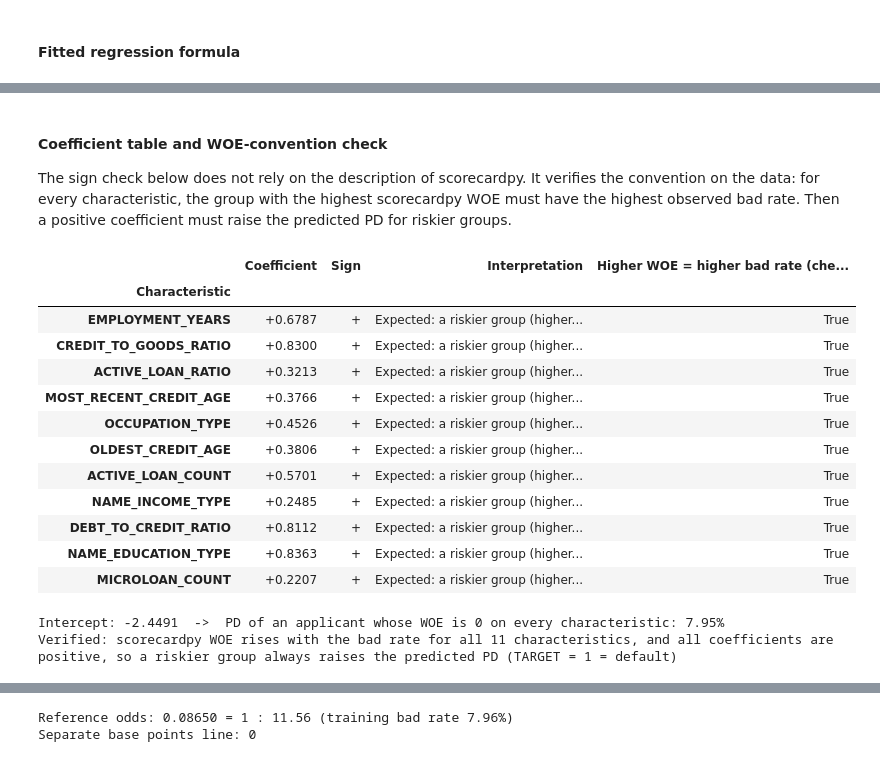
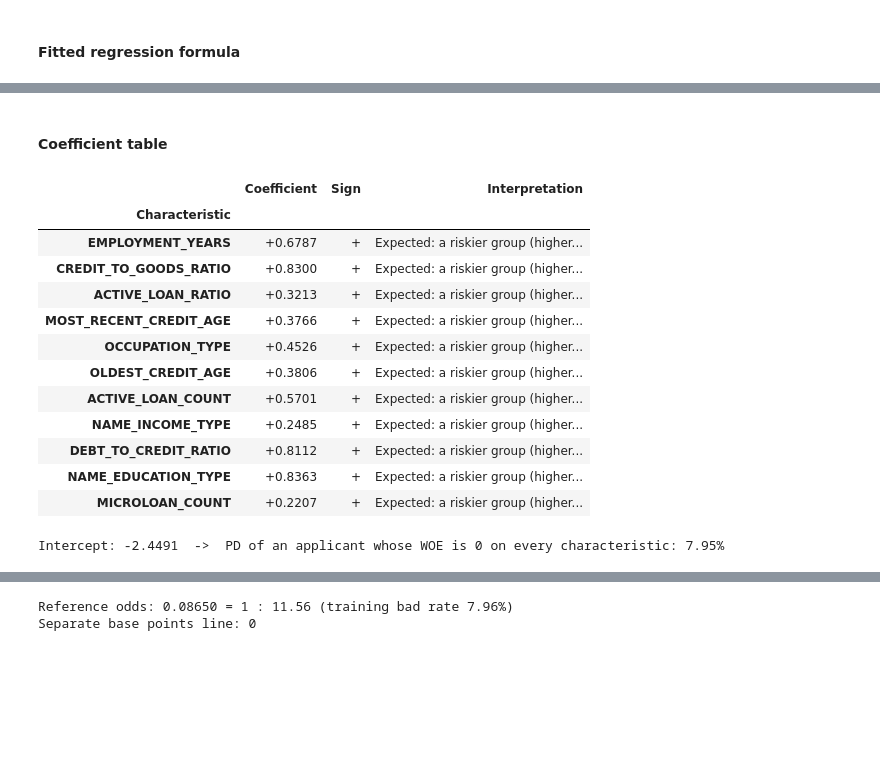
Before and after one commit to LeeLinWang/faproject, a Jupyter notebook: 06_scorecard creation.ipynb, the cells around one changed output, grey strips where cells are left out. Saved outputs shown, nothing was run; the diff lists cells and outputs as text; code cells hidden in the pictures; blank space fills up the shorter version.

Commit message:
update: nb descriptions and removed parts not part of the course content

```diff
--- a/06_scorecard creation.ipynb
+++ b/06_scorecard creation.ipynb
@@ -104,13 +71,0 @@ Unique SK_ID_CURR: 213,312
-# %%
-numeric_cols = final[X_COLS].select_dtypes('number').columns
-checks = {
-    'SK_ID_CURR exists and is unique': ID in final.columns and final[ID].is_unique,
-    'TARGET is binary (0/1)': set(final[TARGET].unique()) == {0, 1},
-    'All 12 final characteristics present': set(APPROVED) <= set(X_COLS),
-    'No unexpected columns': set(final.columns) == set([ID, TARGET] + APPROVED),
-    'No duplicate column names': final.columns.is_unique,
-    'No infinite numeric values': not np.isinf(final[numeric_cols].to_numpy(dtype=float)).any(),
-}
-display(pd.DataFrame({'Passed': checks}))
-assert all(checks.values())
-X_COLS = APPROVED          # fixed predictor order used throughout
@@ -487,17 +274,14 @@ configs = {'Standard': dict(max_iter=1000),
 cv_rows = []
 for name, params in configs.items():
     model = linear_model.LogisticRegression(**params)
-    scores = cross_validate(model, train_woe, y_train, cv=cv, scoring=['roc_auc', 'neg_log_loss', 'neg_brier_score'])
+    auc = cross_validate(model, train_woe, y_train, cv=cv, scoring='roc_auc')['test_score'].mean()
     pd_oof = cross_val_predict(model, train_woe, y_train, cv=cv, method='predict_proba')[:, 1]
-    cv_rows.append({'Configuration': name,
-                    'CV ROC AUC (mean)': scores['test_roc_auc'].mean(), 'CV ROC AUC (std)': scores['test_roc_auc'].std(),
-                    'CV log loss': -scores['test_neg_log_loss'].mean(), 'CV Brier score': -scores['test_neg_brier_score'].mean(),
+    cv_rows.append({'Configuration': name, 'CV ROC AUC': auc,
                     'Mean predicted PD': pd_oof.mean(), 'Actual bad rate': y_train.mean()})
 cv_results = pd.DataFrame(cv_rows).set_index('Configuration')
-display(cv_results.style.format({'CV ROC AUC (mean)': '{:.4f}', 'CV ROC AUC (std)': '{:.4f}', 'CV log loss': '{:.4f}',
-                                 'CV Brier score': '{:.4f}', 'Mean predicted PD': '{:.2%}', 'Actual bad rate': '{:.2%}'}))
+display(cv_results.style.format({'CV ROC AUC': '{:.4f}', 'Mean predicted PD': '{:.2%}', 'Actual bad rate': '{:.2%}'}))
 
-auc_gain = cv_results.loc["class_weight='balanced'", 'CV ROC AUC (mean)'] - cv_results.loc['Standard', 'CV ROC AUC (mean)']
+auc_gain = cv_results.loc["class_weight='balanced'", 'CV ROC AUC'] - cv_results.loc['Standard', 'CV ROC AUC']
 LR_CONFIG = "class_weight='balanced'" if auc_gain > 0.005 else 'Standard'
 print(f'AUC gain from class weighting: {auc_gain:+.4f}  ->  selected configuration: {LR_CONFIG}')
 # %% [output]
@@ -646,31 +425,22 @@ Logit(PD) = -2.4491
 
 PD = 1 / (1 + exp(-Logit(PD)))
 # %% [markdown]
-#### Coefficient table and WOE-convention check
-
-The sign check below does not rely on the description of scorecardpy. It verifies the convention on the data: for every characteristic, the group with the highest scorecardpy WOE must have the highest observed bad rate. Then a positive coefficient must raise the predicted PD for riskier groups.
+#### Coefficient table
 # %%
-coef_table = coefficient_table(lr, MODEL_WOE)
-convention = {v: bins[v].sort_values('woe')['badprob'].is_monotonic_increasing for v in MODEL_X}
-coef_table['Higher WOE = higher bad rate (checked on the bins)'] = coef_table.index.map(convention)
-display(coef_table.style.format({'Coefficient': '{:+.4f}'}))
+display(coefficient_table(lr, MODEL_WOE).style.format({'Coefficient': '{:+.4f}'}))
 print(f'Intercept: {lr.intercept_[0]:+.4f}  ->  PD of an applicant whose WOE is 0 on every characteristic: {1 / (1 + np.exp(-lr.intercept_[0])):.2%}')
-assert all(convention.values()) and (lr.coef_[0] > 0).all()
-print(f'Verified: scorecardpy WOE rises with the bad rate for all {len(MODEL_X)} characteristics, and all coefficients are positive, '
-      'so a riskier group always raises the predicted PD (TARGET = 1 = default)')
 # %% [output]
-|  | Coefficient | Sign | Interpretation | Higher WOE = higher bad rate (che... |
-| Characteristic |  |  |  |  |
-| EMPLOYMENT_YEARS | +0.6787 | + | Expected: a riskier group (higher... | True |
-| CREDIT_TO_GOODS_RATIO | +0.8300 | + | Expected: a riskier group (higher... | True |
-| ACTIVE_LOAN_RATIO | +0.3213 | + | Expected: a riskier group (higher... | True |
-| MOST_RECENT_CREDIT_AGE | +0.3766 | + | Expected: a riskier group (higher... | True |
-| OCCUPATION_TYPE | +0.4526 | + | Expected: a riskier group (higher... | True |
-| OLDEST_CREDIT_AGE | +0.3806 | + | Expected: a riskier group (higher... | True |
-| ACTIVE_LOAN_COUNT | +0.5701 | + | Expected: a riskier group (higher... | True |
-| NAME_INCOME_TYPE | +0.2485 | + | Expected: a riskier group (higher... | True |
-| DEBT_TO_CREDIT_RATIO | +0.8112 | + | Expected: a riskier group (higher... | True |
-| NAME_EDUCATION_TYPE | +0.8363 | + | Expected: a riskier group (higher... | True |
-| MICROLOAN_COUNT | +0.2207 | + | Expected: a riskier group (higher... | True |
+|  | Coefficient | Sign | Interpretation |
+| Characteristic |  |  |  |
+| EMPLOYMENT_YEARS | +0.6787 | + | Expected: a riskier group (higher... |
+| CREDIT_TO_GOODS_RATIO | +0.8300 | + | Expected: a riskier group (higher... |
+| ACTIVE_LOAN_RATIO | +0.3213 | + | Expected: a riskier group (higher... |
+| MOST_RECENT_CREDIT_AGE | +0.3766 | + | Expected: a riskier group (higher... |
+| OCCUPATION_TYPE | +0.4526 | + | Expected: a riskier group (higher... |
+| OLDEST_CREDIT_AGE | +0.3806 | + | Expected: a riskier group (higher... |
+| ACTIVE_LOAN_COUNT | +0.5701 | + | Expected: a riskier group (higher... |
+| NAME_INCOME_TYPE | +0.2485 | + | Expected: a riskier group (higher... |
+| DEBT_TO_CREDIT_RATIO | +0.8112 | + | Expected: a riskier group (higher... |
+| NAME_EDUCATION_TYPE | +0.8363 | + | Expected: a riskier group (higher... |
+| MICROLOAN_COUNT | +0.2207 | + | Expected: a riskier group (higher... |
 Intercept: -2.4491  ->  PD of an applicant whose WOE is 0 on every characteristic: 7.95%
-Verified: scorecardpy WOE rises with the bad rate for all 11 characteristics, and all coefficients are positive, so a riskier group always raises the predicted PD (TARGET = 1 = default)
```
Also changed, not shown: parts of 46 cells of this notebook.
